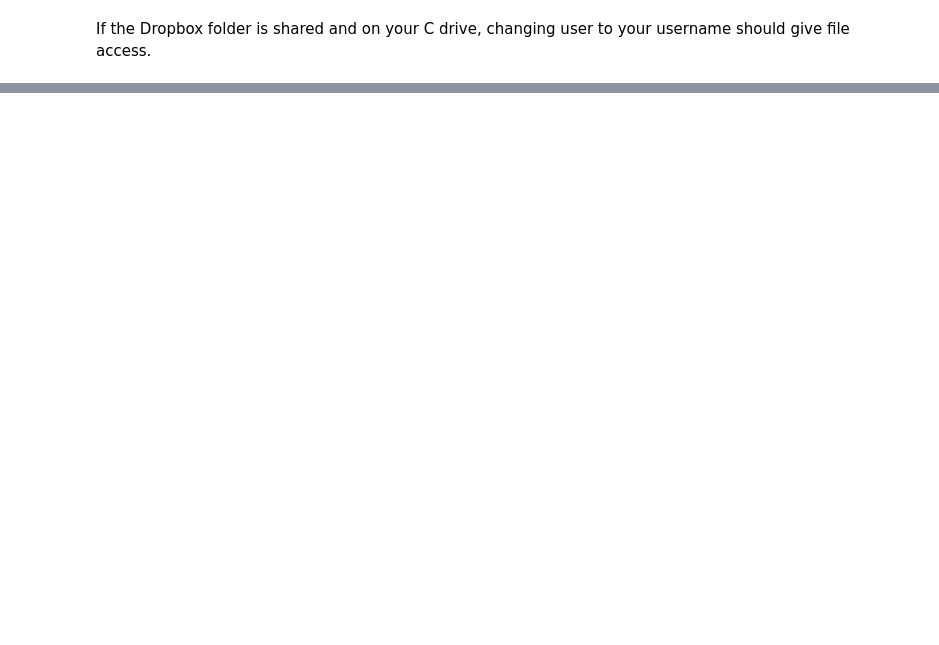
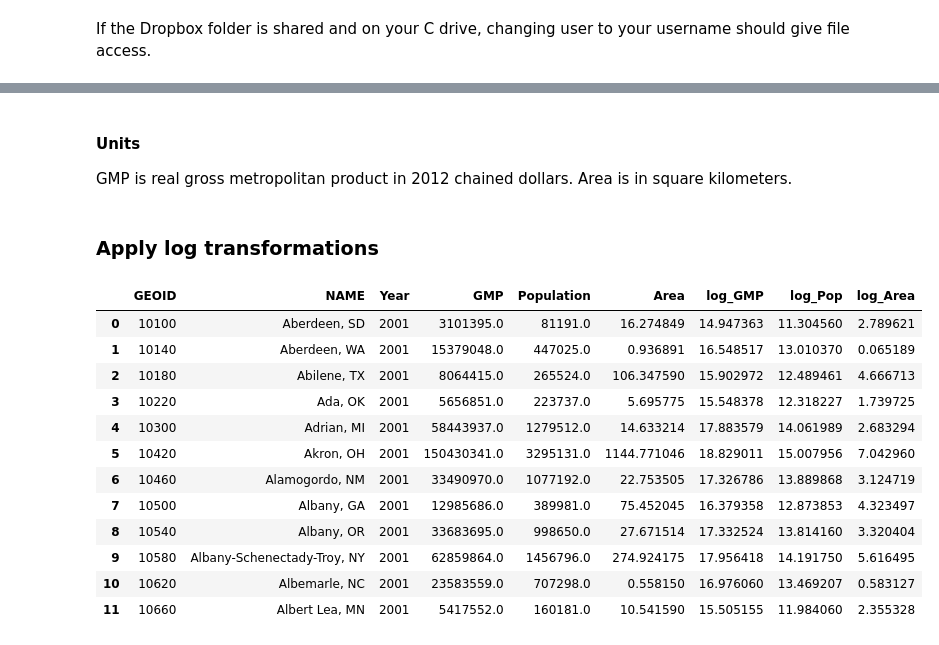
Before and after one commit to stevenhall70/ULE, a Jupyter notebook: ULE Data.ipynb, the cells around one changed output, grey strips where cells are left out. Saved outputs shown, nothing was run; the diff lists cells and outputs as text; code cells hidden in the pictures; blank space fills up the shorter version.

```diff
--- a/ULE Data.ipynb
+++ b/ULE Data.ipynb
@@ -51,0 +65,24 @@ ax1.set_axis_off()
+# %% [markdown]
+#### Units
+GMP is real gross metropolitan product in 2012 chained dollars.  Area is in square kilometers.
+# %% [markdown]
+### Apply log transformations
+# %%
+ule['log_GMP'] = np.log(ule['GMP'])
+ule['log_Pop'] = np.log(ule['Population'])
+ule['log_Area'] = np.absolute(np.log(ule['Area']))
+display(ule.head(12))
+# %% [output]
+|  | GEOID | NAME | Year | GMP | Population | Area | log_GMP | log_Pop | log_Area |
+| 0 | 10100 | Aberdeen, SD | 2001 | 3101395.0 | 81191.0 | 16.274849 | 14.947363 | 11.304560 | 2.789621 |
+| 1 | 10140 | Aberdeen, WA | 2001 | 15379048.0 | 447025.0 | 0.936891 | 16.548517 | 13.010370 | 0.065189 |
+| 2 | 10180 | Abilene, TX | 2001 | 8064415.0 | 265524.0 | 106.347590 | 15.902972 | 12.489461 | 4.666713 |
+| 3 | 10220 | Ada, OK | 2001 | 5656851.0 | 223737.0 | 5.695775 | 15.548378 | 12.318227 | 1.739725 |
+| 4 | 10300 | Adrian, MI | 2001 | 58443937.0 | 1279512.0 | 14.633214 | 17.883579 | 14.061989 | 2.683294 |
+| 5 | 10420 | Akron, OH | 2001 | 150430341.0 | 3295131.0 | 1144.771046 | 18.829011 | 15.007956 | 7.042960 |
+| 6 | 10460 | Alamogordo, NM | 2001 | 33490970.0 | 1077192.0 | 22.753505 | 17.326786 | 13.889868 | 3.124719 |
+| 7 | 10500 | Albany, GA | 2001 | 12985686.0 | 389981.0 | 75.452045 | 16.379358 | 12.873853 | 4.323497 |
+| 8 | 10540 | Albany, OR | 2001 | 33683695.0 | 998650.0 | 27.671514 | 17.332524 | 13.814160 | 3.320404 |
+| 9 | 10580 | Albany-Schenectady-Troy, NY | 2001 | 62859864.0 | 1456796.0 | 274.924175 | 17.956418 | 14.191750 | 5.616495 |
+| 10 | 10620 | Albemarle, NC | 2001 | 23583559.0 | 707298.0 | 0.558150 | 16.976060 | 13.469207 | 0.583127 |
+| 11 | 10660 | Albert Lea, MN | 2001 | 5417552.0 | 160181.0 | 10.541590 | 15.505155 | 11.984060 | 2.355328 |
```
Also changed, not shown: parts of 51 cells of this notebook.
